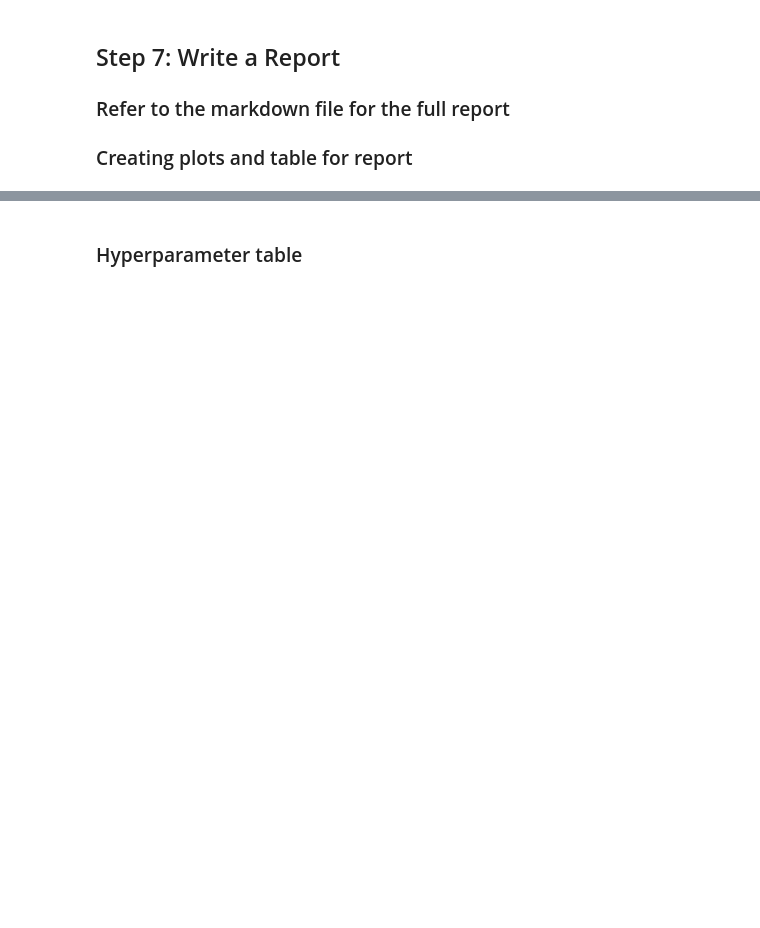
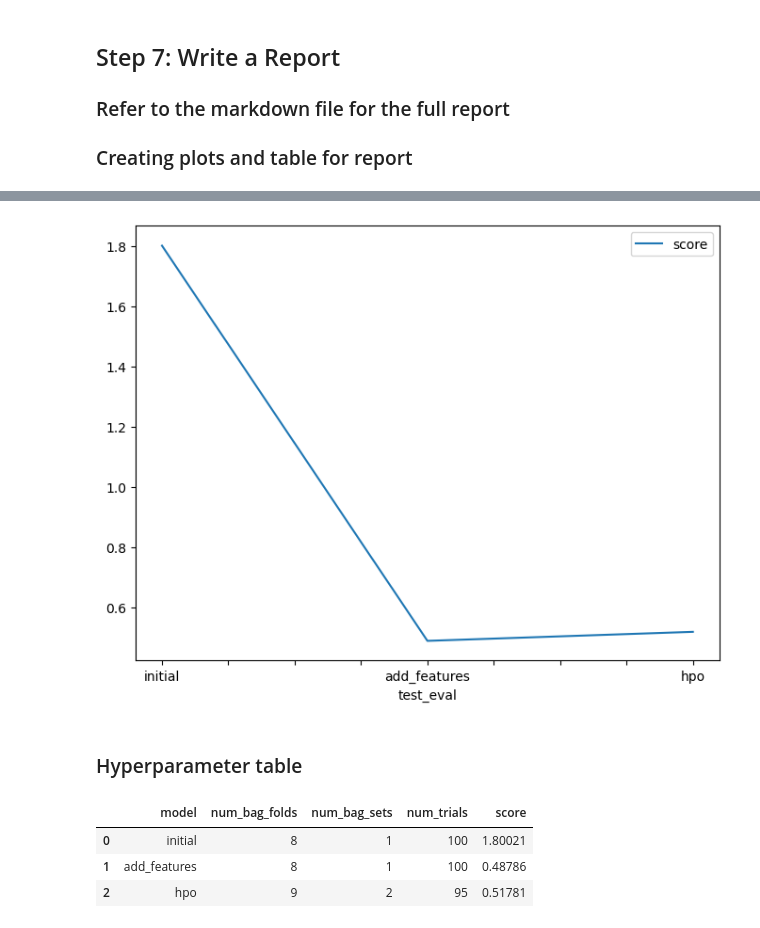
Before and after one commit to o7k7/bike-sharing-prediction, a Jupyter notebook: project/project-template.ipynb, the cells around one changed output, grey strips where cells are left out. Drawn from its saved outputs; the diff is of its cells as text; code cells hidden in the pictures; blank space fills up the shorter version.

```diff
--- a/project/project-template.ipynb
+++ b/project/project-template.ipynb
@@ -215,20 +675,27 @@ fig.savefig('model_train_score.png')
 # %%
 # Take the 3 kaggle scores and creating a line plot to show improvement
 fig = pd.DataFrame(
     {
         "test_eval": ["initial", "add_features", "hpo"],
-        "score": [?, ?, ?]
+        "score": [1.80021,  0.48786,  0.51781]
     }
 ).plot(x="test_eval", y="score", figsize=(8, 6)).get_figure()
 fig.savefig('model_test_score.png')
+# %% [output]
+[figure, added]
 # %% [markdown]
 ### Hyperparameter table
 # %%
 # The 3 hyperparameters we tuned with the kaggle score as the result
 pd.DataFrame({
     "model": ["initial", "add_features", "hpo"],
-    "hpo1": [?, ?, ?],
-    "hpo2": [?, ?, ?],
-    "hpo3": [?, ?, ?],
-    "score": [?, ?, ?]
+    "num_bag_folds": [8, 8, 9],
+    "num_bag_sets": [1, 1, 2],
+    "num_trials": [100, 100, 95],
+    "score": [1.80021, 0.48786, 0.51781]
 })
+# %% [output]
+|  | model | num_bag_folds | num_bag_sets | num_trials | score |
+| 0 | initial | 8 | 1 | 100 | 1.80021 |
+| 1 | add_features | 8 | 1 | 100 | 0.48786 |
+| 2 | hpo | 9 | 2 | 95 | 0.51781 |
```
Also changed, not shown: parts of 47 cells of this notebook.
